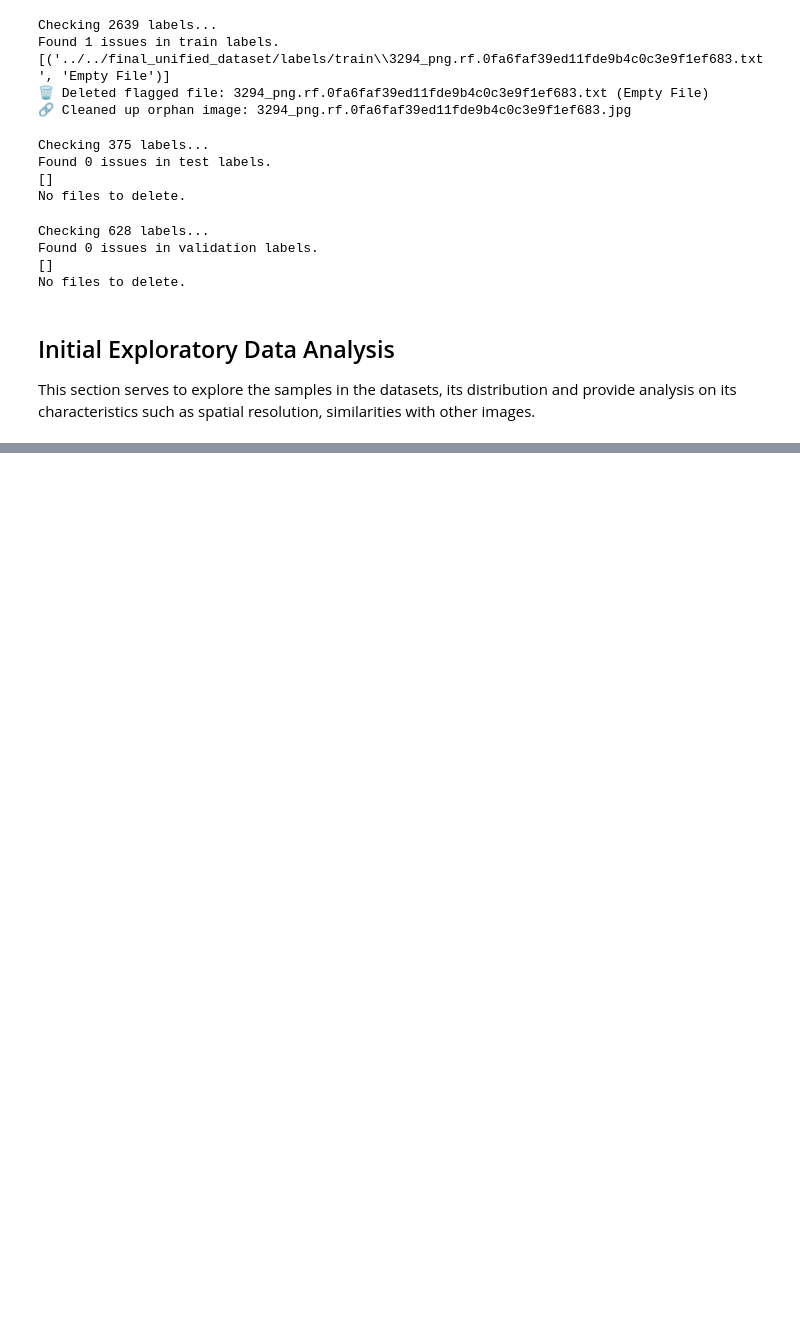
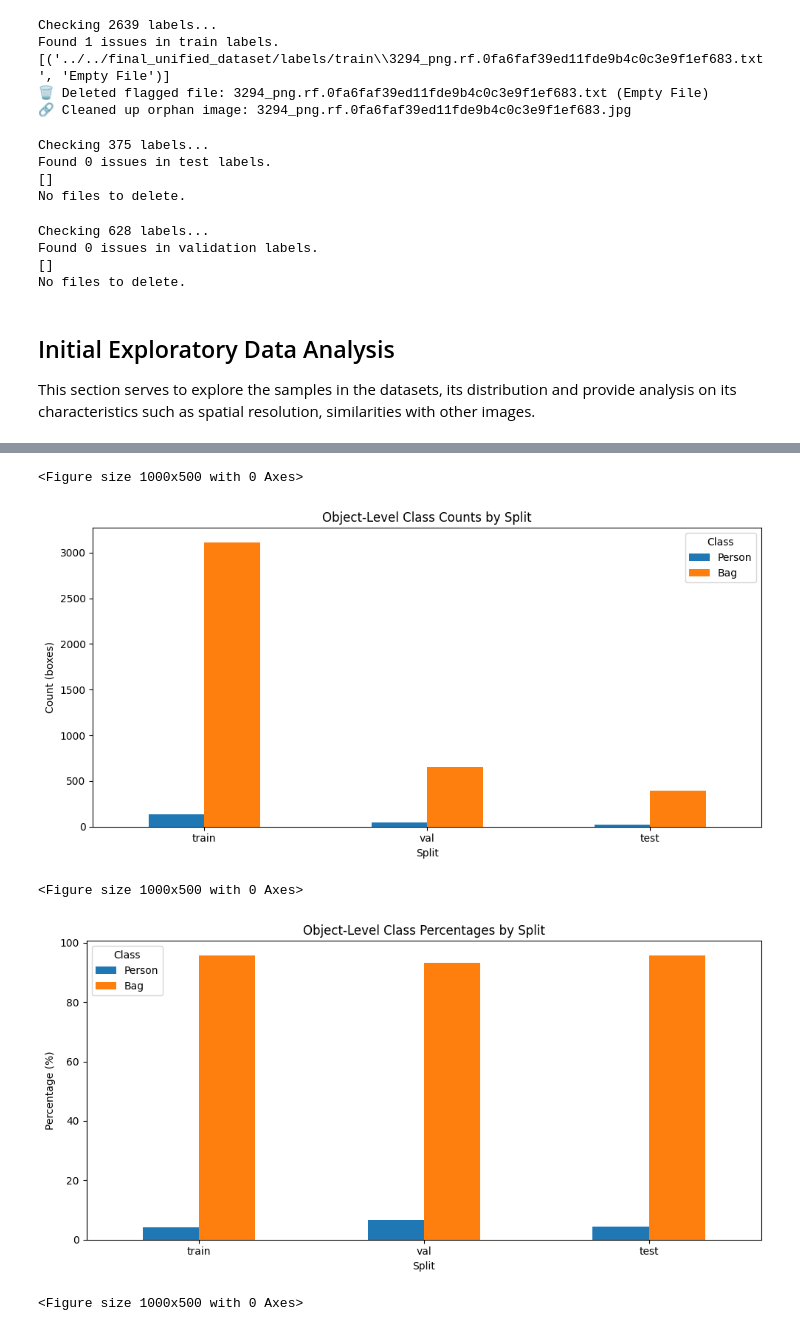
Before and after one commit to defnamboi/CDS_2026Spring_project, a Jupyter notebook: notebook/exploratory/EDA.ipynb, the cells around one changed output, grey strips where cells are left out. Cells and saved outputs as stored; diff of their text form; code cells hidden in the pictures; blank space fills up the shorter version.

```diff
--- a/notebook/exploratory/EDA.ipynb
+++ b/notebook/exploratory/EDA.ipynb
@@ -440,0 +515,38 @@ plot_samples(MERGED_DATASET_IMAGES_TRAIN_DIR, MERGED_DATASET_LABELS_TRAIN_DIR,nu
+# %%
+# Visualize imbalance across splits
+
+plt.figure(figsize=(10, 5))
+object_count_df.T.plot(kind="bar", figsize=(10, 5))
+plt.title("Object-Level Class Counts by Split")
+plt.xlabel("Split")
+plt.ylabel("Count (boxes)")
+plt.xticks(rotation=0)
+plt.legend(title="Class")
+plt.tight_layout()
+plt.show()
+
+plt.figure(figsize=(10, 5))
+object_pct_df.T.plot(kind="bar", figsize=(10, 5))
+plt.title("Object-Level Class Percentages by Split")
+plt.xlabel("Split")
+plt.ylabel("Percentage (%)")
+plt.xticks(rotation=0)
+plt.legend(title="Class")
+plt.tight_layout()
+plt.show()
+
+plt.figure(figsize=(10, 5))
+image_presence_pct_df.T.plot(kind="bar", figsize=(10, 5))
+plt.title("Image-Level Class Presence (%) by Split")
+plt.xlabel("Split")
+plt.ylabel("Images containing class (%)")
+plt.xticks(rotation=0)
+plt.legend(title="Class")
+plt.tight_layout()
+plt.show()
+# %% [output]
+<Figure size 1000x500 with 0 Axes>
+[figure, added]
+<Figure size 1000x500 with 0 Axes>
+[figure, added]
+<Figure size 1000x500 with 0 Axes>
```
Also changed, not shown: parts of 17 cells of this notebook.
